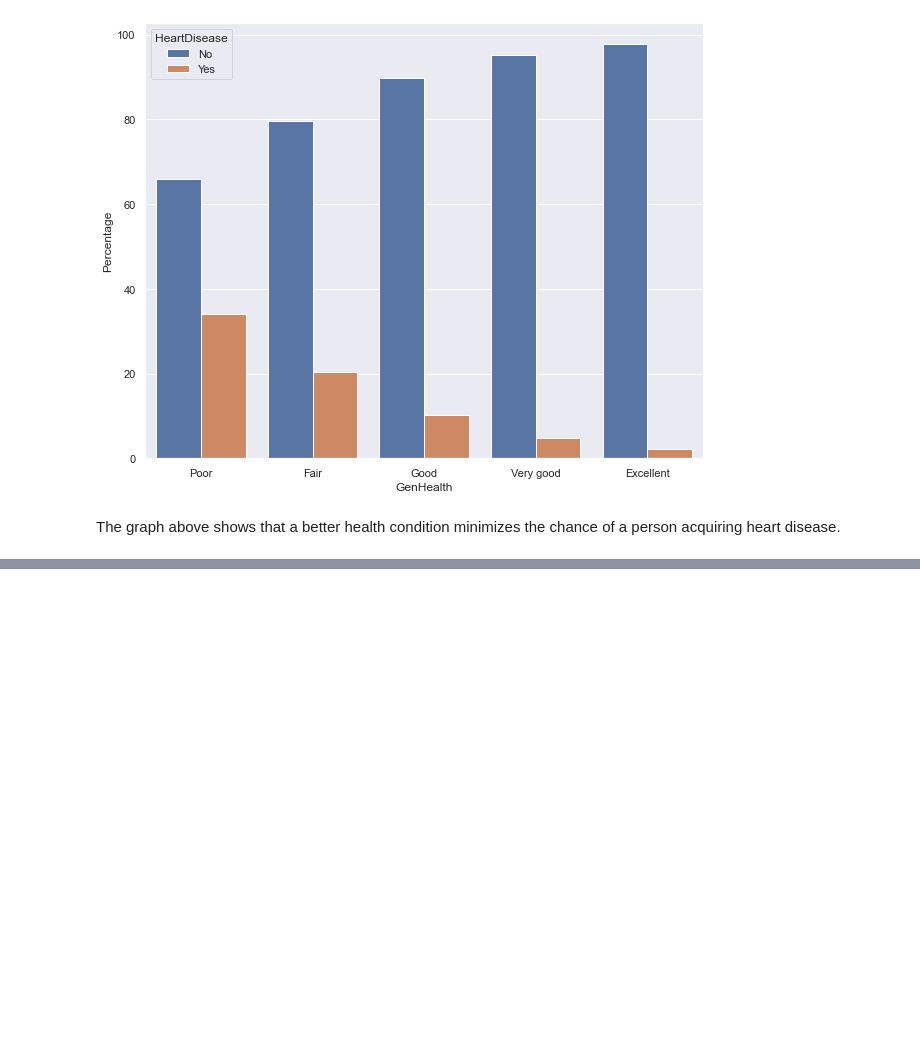
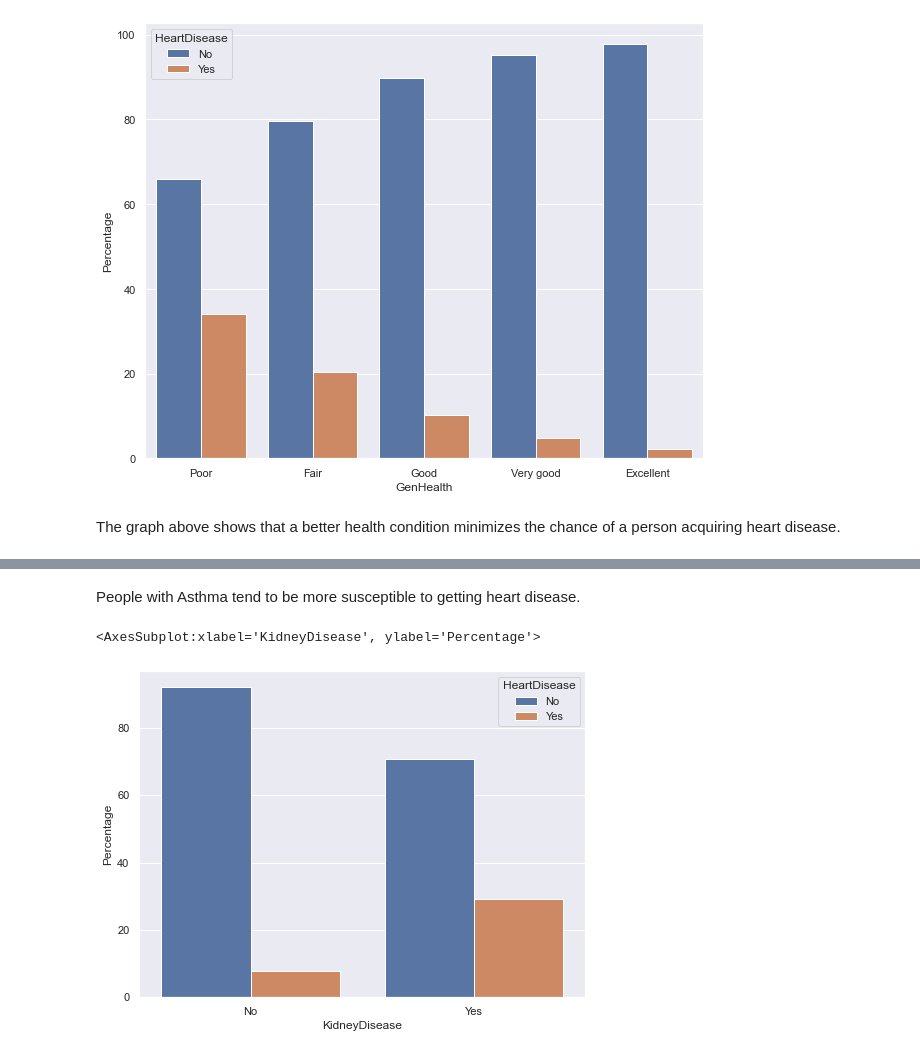
Before and after one commit to YulinLi98/INDE_577_Repo, a Jupyter notebook: Exploratory Data Analysis.ipynb, the cells around one changed output, grey strips where cells are left out. Cells and saved outputs as stored; diff of their text form; code cells hidden in the pictures; blank space fills up the shorter version.

```diff
--- a/Exploratory Data Analysis.ipynb
+++ b/Exploratory Data Analysis.ipynb
@@ -198,0 +192,11 @@ The graph above shows that a better health condition minimizes the chance of a p
+# %% [markdown]
+People with Asthma tend to be more susceptible to getting heart disease.
+# %%
+#KidneyDisease
+df_perc = df.groupby('KidneyDisease')['HeartDisease'].value_counts(normalize=True).rename('Percentage').mul(100).reset_index().sort_values('KidneyDisease')
+
+plt.subplots(figsize=(8,6))
+sns.barplot(x='KidneyDisease', y='Percentage', hue='HeartDisease', data=df_perc)
+# %% [output]
+<AxesSubplot:xlabel='KidneyDisease', ylabel='Percentage'>
+[figure, added]
```
Also changed, not shown: parts of 10 cells of this notebook.
